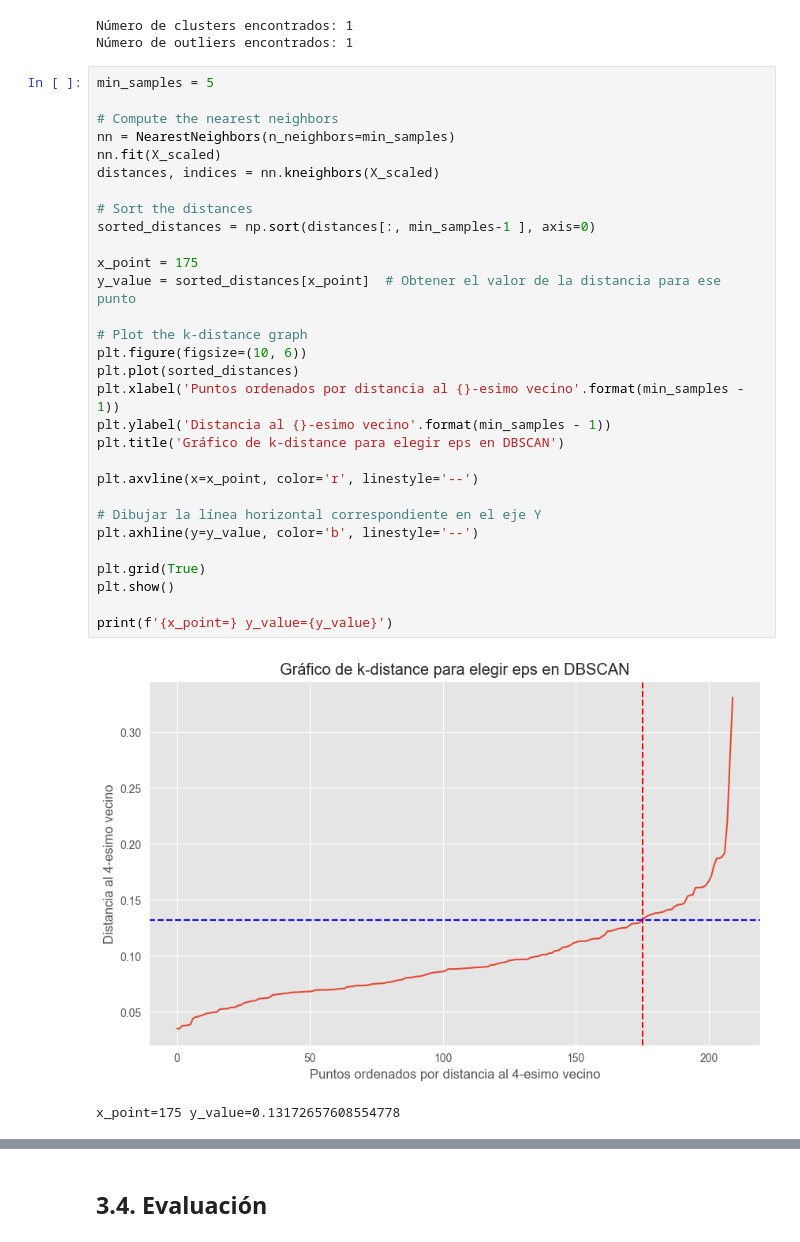
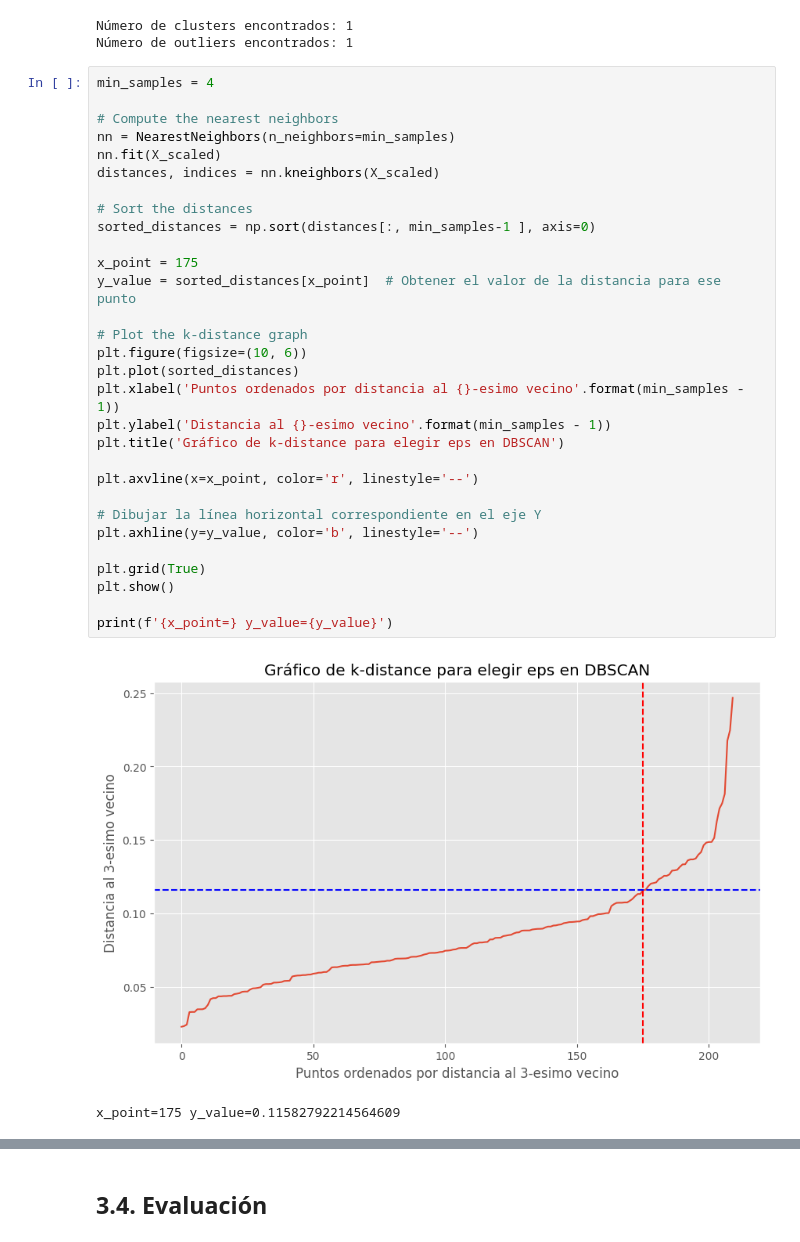
Before and after one commit to liangjizhu/Aprendizaje-Automatico-lab-2, a Jupyter notebook: notebook1.ipynb, the cells around one changed output, grey strips where cells are left out. Drawn from its saved outputs; the diff is of its cells as text.

```diff
--- a/notebook1.ipynb
+++ b/notebook1.ipynb
@@ -336,38 +388,38 @@ print(f'Número de outliers encontrados: {n_noise}')
 Número de clusters encontrados: 1
 Número de outliers encontrados: 1
 # %%
-min_samples = 5
+min_samples = 4
 
 # Compute the nearest neighbors
 nn = NearestNeighbors(n_neighbors=min_samples)
 nn.fit(X_scaled)
 distances, indices = nn.kneighbors(X_scaled)
 
 # Sort the distances
 sorted_distances = np.sort(distances[:, min_samples-1 ], axis=0)
 
 x_point = 175
 y_value = sorted_distances[x_point]  # Obtener el valor de la distancia para ese punto
 
 # Plot the k-distance graph
 plt.figure(figsize=(10, 6))
 plt.plot(sorted_distances)
 plt.xlabel('Puntos ordenados por distancia al {}-esimo vecino'.format(min_samples - 1))
 plt.ylabel('Distancia al {}-esimo vecino'.format(min_samples - 1))
 plt.title('Gráfico de k-distance para elegir eps en DBSCAN')
 
 plt.axvline(x=x_point, color='r', linestyle='--')
 
 # Dibujar la línea horizontal correspondiente en el eje Y
 plt.axhline(y=y_value, color='b', linestyle='--')
 
 plt.grid(True)
 plt.show()
 
 print(f'{x_point=} y_value={y_value}')
 # %% [output]
-[figure, old version]
+[figure, new version]
-x_point=175 y_value=0.13172657608554778
+x_point=175 y_value=0.11582792214564609
 # %%
 # Modelo
 # ==============================================================================
```
Also changed, not shown: parts of 25 cells of this notebook, 2 other files.
